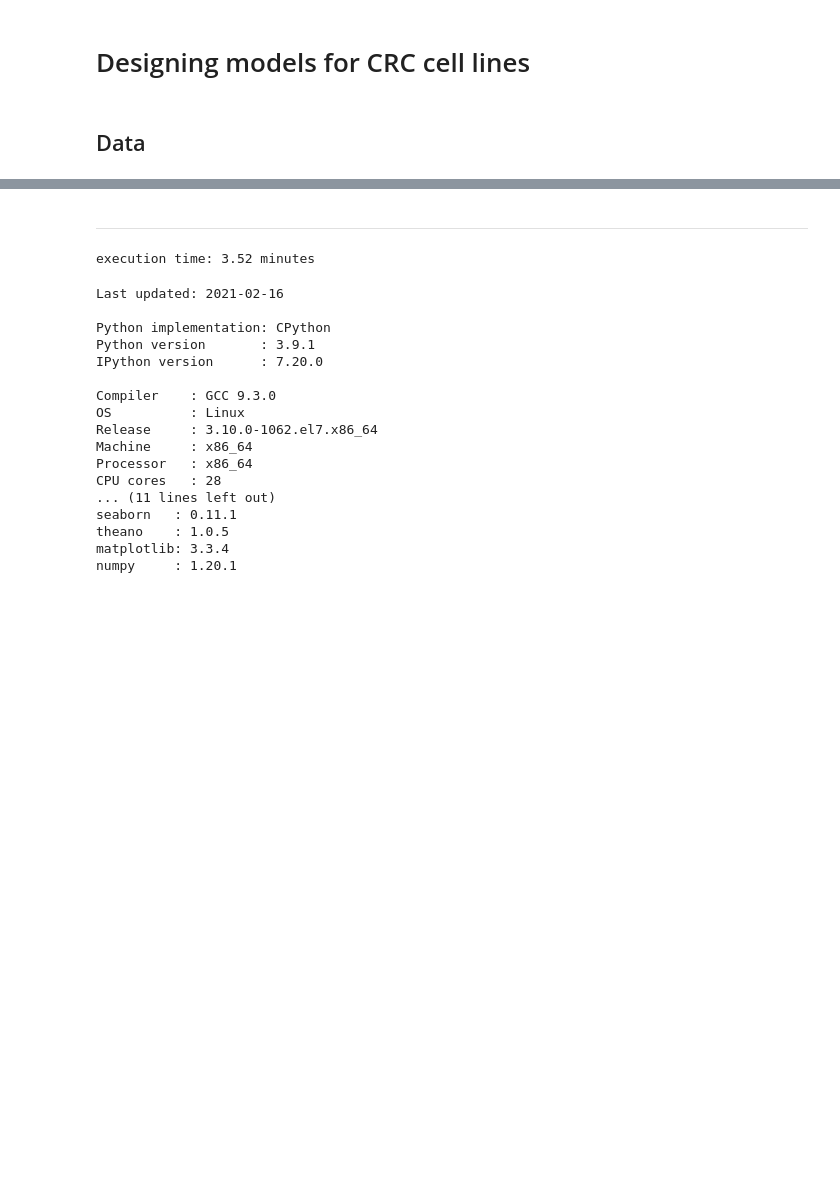
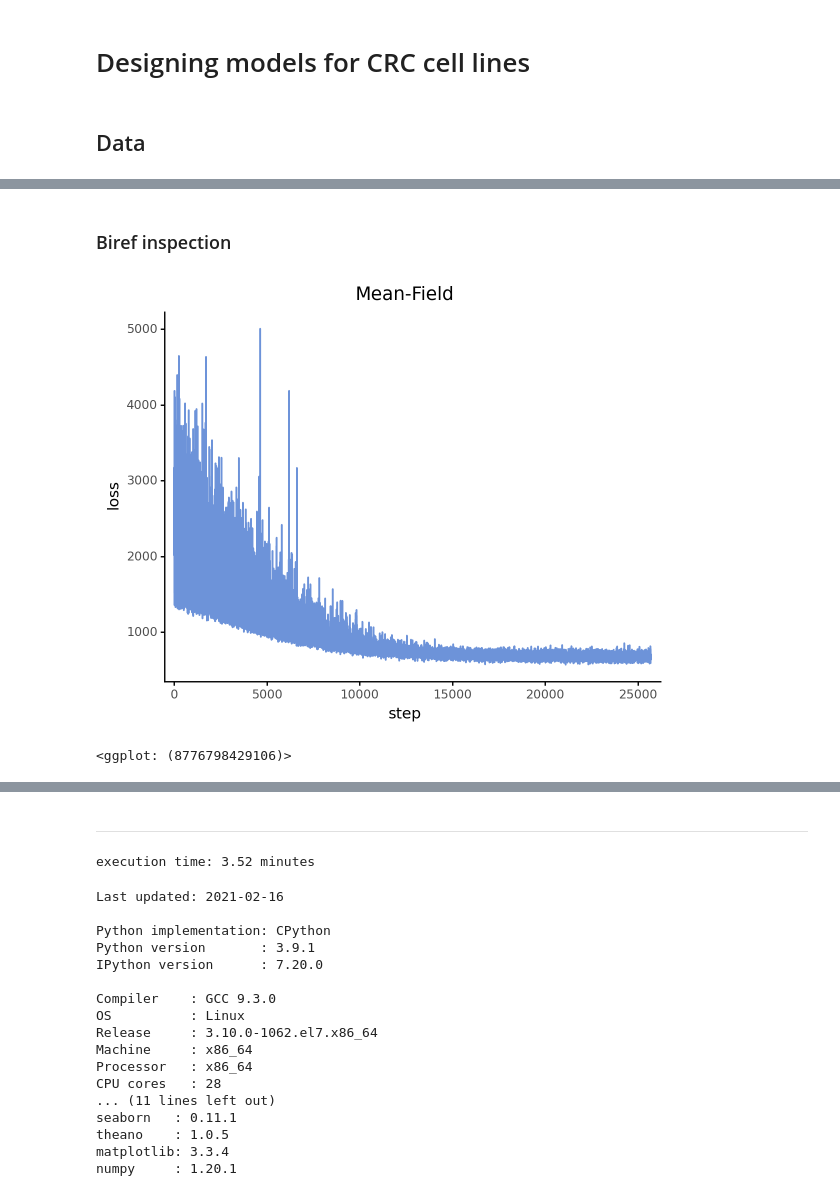
Before and after one commit to Kevin-Haigis-Lab/speclet, a Jupyter notebook: analysis/015_010_model-design.ipynb, the cells around one changed output, grey strips where cells are left out. Drawn from its saved outputs; the diff is of its cells as text; code cells hidden in the pictures; blank space fills up the shorter version.

Commit message:
analysis: create a second CRC model

```diff
--- a/analysis/015_010_model-design.ipynb
+++ b/analysis/015_010_model-design.ipynb
@@ -149,0 +65,4 @@ Sampling 4 chains for 1_000 tune and 1_000 draw iterations (4_000 + 4_000 draws
+# %%
+sgrna_idx_shared = theano.shared(sgrna_idx)
+sgrna_to_gene_idx_shared = theano.shared(sgrna_to_gene_idx)
+lfc_shared = theano.shared(data.lfc.values)
@@ -149,0 +94,19 @@ Sampling 4 chains for 1_000 tune and 1_000 draw iterations (4_000 + 4_000 draws
+# %%
+batch_size = 1000
+
+sgnra_idx_batch = pm.Minibatch(sgrna_idx, batch_size=batch_size)
+lfc_data_batch = pm.Minibatch(data.lfc.values, batch_size=batch_size)
+# %%
+m1_meanfield = pymc3_sampling_api.pymc3_advi_approximation_procedure(
+    model=model2,
+    method="advi",
+    callbacks=[
+        pm.callbacks.CheckParametersConvergence(tolerance=0.01, diff="absolute")
+    ],
+    fit_kwargs={
+        "more_replacements": {
+            sgrna_idx_shared: sgnra_idx_batch,
+            lfc_shared: lfc_data_batch,
+        }
+    },
+)
@@ -149,0 +145,18 @@ Sampling 4 chains for 1_000 tune and 1_000 draw iterations (4_000 + 4_000 draws
+# %% [markdown]
+### Biref inspection
+# %%
+def plot_approximation_history(hist: np.ndarray) -> gg.ggplot:
+    d = pd.DataFrame({"loss": hist}).reset_index(drop=False)
+    return (
+        gg.ggplot(d, gg.aes(x="index", y="loss"))
+        + gg.geom_line(size=0.7, alpha=0.8, color=pal.sns_blue)
+        + gg.scale_x_continuous(expand=(0.02, 0, 0.02, 0))
+        + gg.labs(x="step", y="loss")
+    )
+# %%
+plot_approximation_history(m1_meanfield["approximation"].hist) + gg.labs(
+    title="Mean-Field"
+)
+# %% [output]
+[figure, added]
+<ggplot: (8776798429106)>
```
Also changed, not shown: parts of 18 cells of this notebook, 6 other files.
